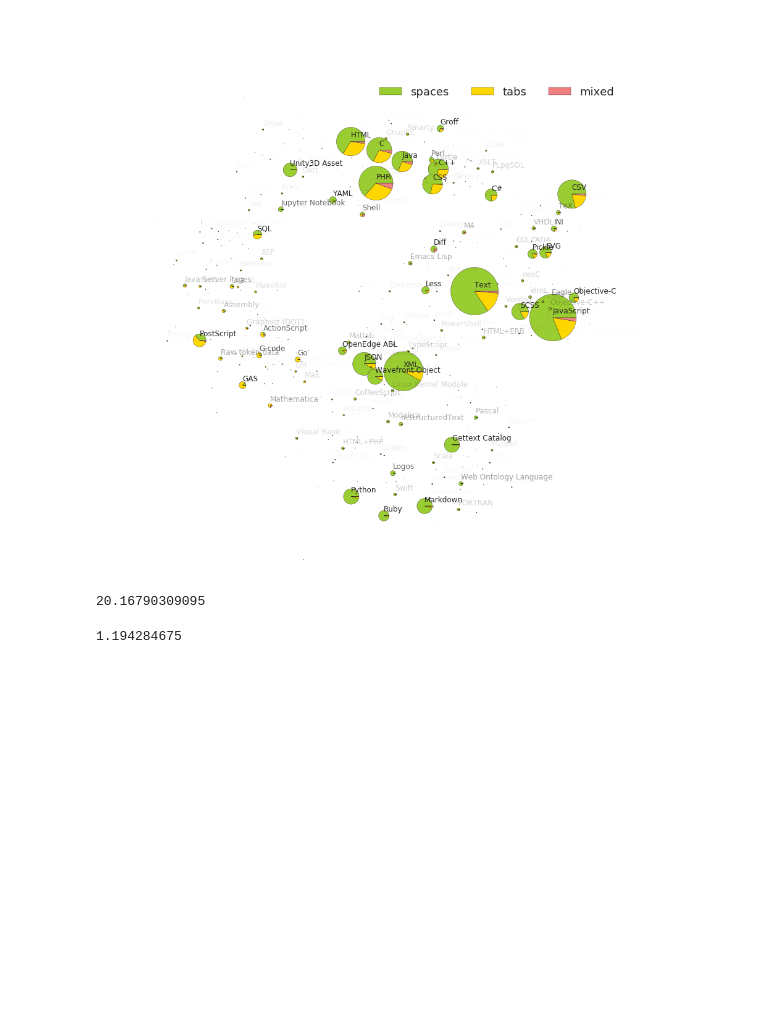
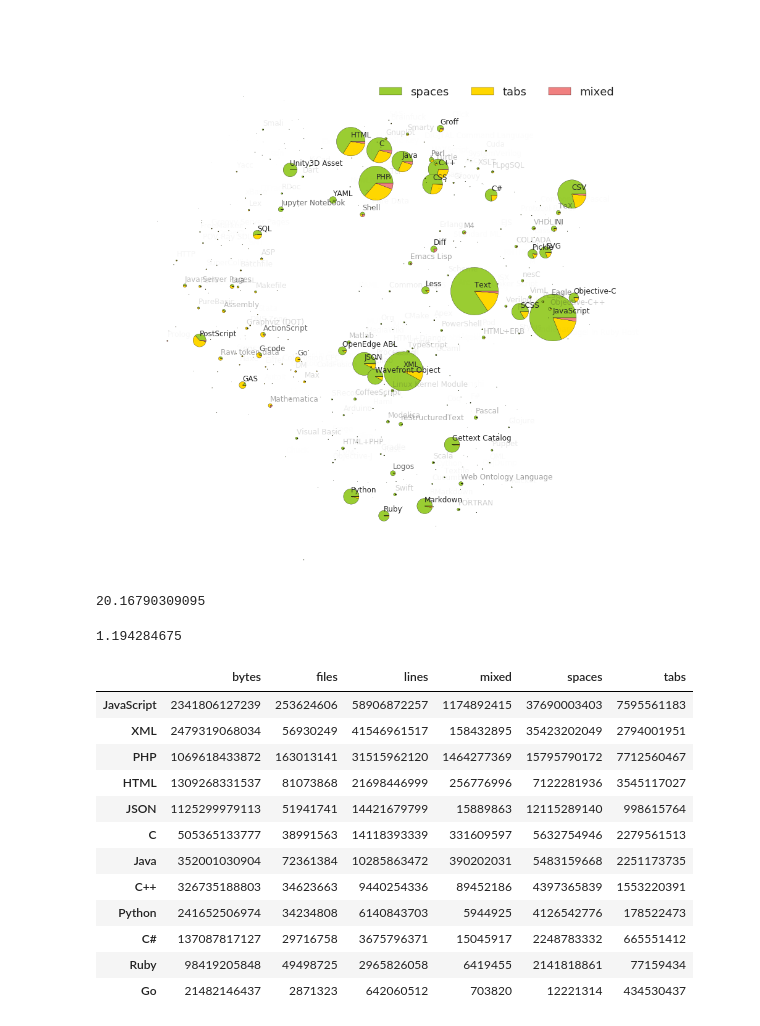
Before and after one commit to src-d/tab-vs-spaces, a Jupyter notebook: tabs_spaces.ipynb, the cells around one changed output. Drawn from its saved outputs; the diff is of its cells as text; code cells hidden in the pictures; blank space fills up the shorter version.

Commit message:
Update notebook: add table writing code

```diff
--- a/tabs_spaces.ipynb
+++ b/tabs_spaces.ipynb
@@ -84,3 +84,27 @@ size / 1000000000000
 count / 1000000000
 # %% [output]
 1.194284675
+# %%
+import pandas
+tbldata = pandas.DataFrame.from_items(data.items())
+# %%
+tbldata = tbldata.transpose()
+# %%
+tbldata = tbldata.sort_values(by="lines", ascending=False)
+# %%
+tbldata[tbldata.index.isin({
+    "Java", "C#", "C", "C++", "JavaScript", "PHP", "Python", "Ruby", "Go", "XML", "HTML", "JSON"})]
+# %% [output]
+|  | bytes | files | lines | mixed | spaces | tabs |
+| JavaScript | 2341806127239 | 253624606 | 58906872257 | 1174892415 | 37690003403 | 7595561183 |
+| XML | 2479319068034 | 56930249 | 41546961517 | 158432895 | 35423202049 | 2794001951 |
+| PHP | 1069618433872 | 163013141 | 31515962120 | 1464277369 | 15795790172 | 7712560467 |
+| HTML | 1309268331537 | 81073868 | 21698446999 | 256776996 | 7122281936 | 3545117027 |
+| JSON | 1125299979113 | 51941741 | 14421679799 | 15889863 | 12115289140 | 998615764 |
+| C | 505365133777 | 38991563 | 14118393339 | 331609597 | 5632754946 | 2279561513 |
+| Java | 352001030904 | 72361384 | 10285863472 | 390202031 | 5483159668 | 2251173735 |
+| C++ | 326735188803 | 34623663 | 9440254336 | 89452186 | 4397365839 | 1553220391 |
+| Python | 241652506974 | 34234808 | 6140843703 | 5944925 | 4126542776 | 178522473 |
+| C# | 137087817127 | 29716758 | 3675796371 | 15045917 | 2248783332 | 665551412 |
+| Ruby | 98419205848 | 49498725 | 2965826058 | 6419455 | 2141818861 | 77159434 |
+| Go | 21482146437 | 2871323 | 642060512 | 703820 | 12221314 | 434530437 |
```
Also changed, not shown: parts of 2 cells of this notebook.
